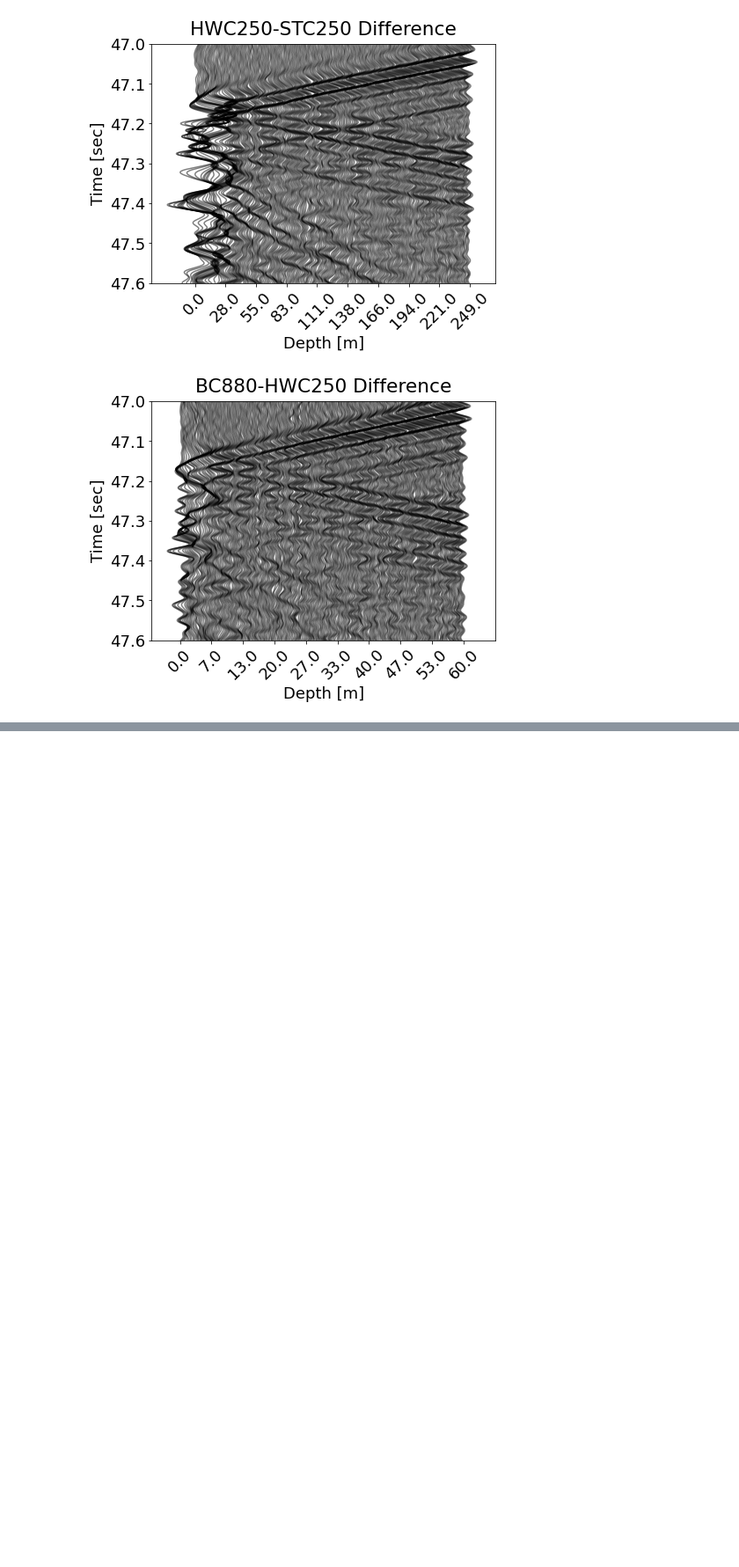
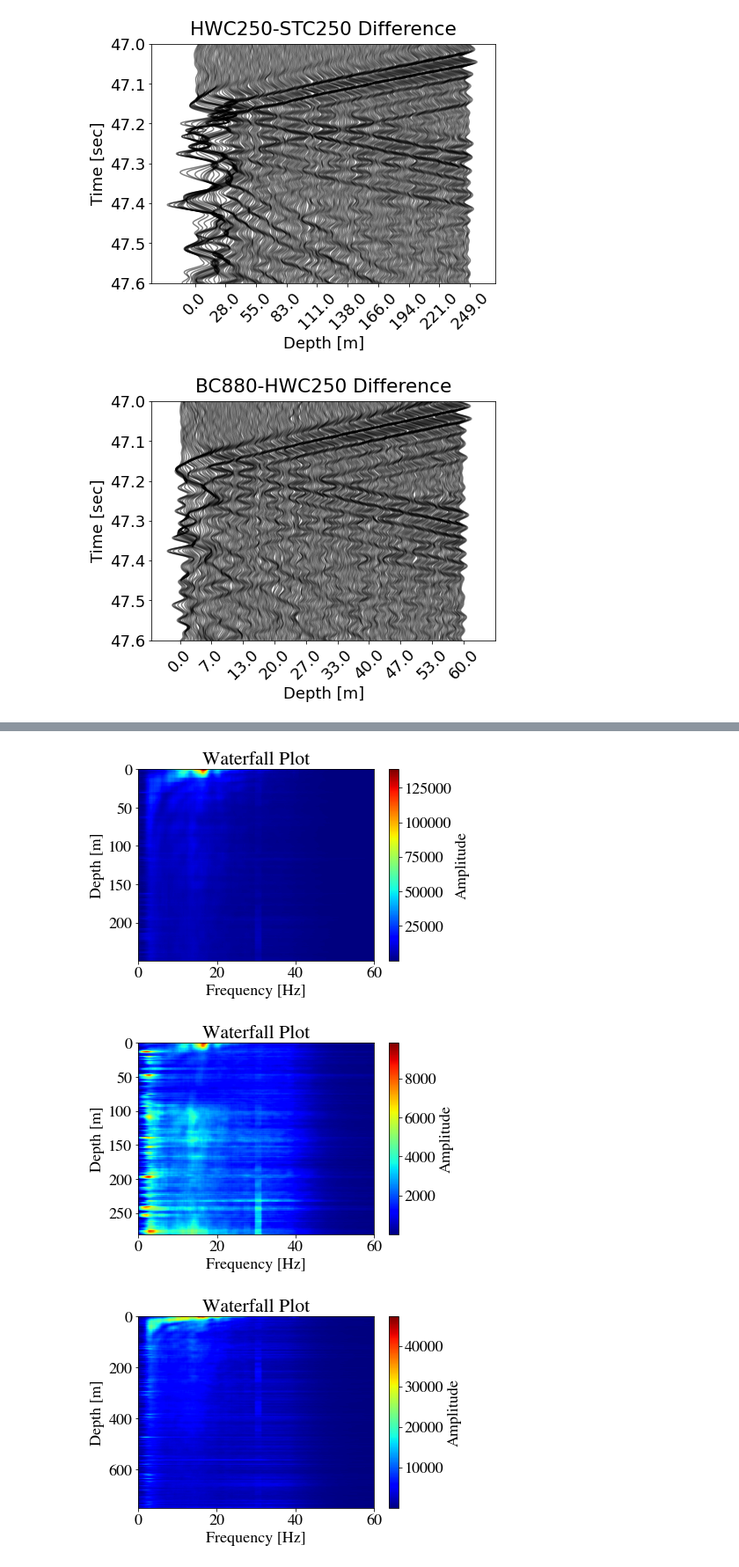
Before and after one commit to yohanesnuwara/DASLab, a Jupyter notebook: notebooks/DASCompare.ipynb, the cells around one changed output, grey strips where cells are left out. Shown at 88% size. Saved outputs shown, nothing was run; the diff lists cells and outputs as text; code cells hidden in the pictures; blank space fills up the shorter version.

```diff
--- a/notebooks/DASCompare.ipynb
+++ b/notebooks/DASCompare.ipynb
@@ -264,0 +228,35 @@ Spectral comparison with depth.
+# %%
+no_event = 3
+
+# Multi-channel data
+stc250 = stc[no_event-1,::]
+hwc250 = hwc[no_event-1,::]
+bc880 = bc[no_event-1,::]
+dz = 1.019
+
+das_list = [stc250, hwc250, bc880]
+
+for das in das_list:
+  nt,nz = das.shape # nt: time samples, nz: number of channels
+
+  z = np.arange(0, nz*dz, dz)
+
+  frqAmps = []
+  for trace in range(nz):
+    f, A = fftSpectrum(das[:,trace], fs=1/0.001, window=100, plot=False)
+    frqAmps.append(A)
+
+  frqs = np.array(f)
+  frqAmps = np.array(frqAmps)
+
+  # Waterfall plot of spectral magnitude with depth vs. frequency axis
+  plotWaterfall(frqs, z, frqAmps, xlim=(0,60), vmax=None, # 1.2e4
+                xlabel='Frequency [Hz]', ylabel='Depth [m]', clabel='Amplitude')
+  # plt.xlim(15,30)
+  # plt.ylim(250,0)
+  # plt.ylim(ymax=100)
+  plt.show()
+# %% [output]
+[figure, added]
+[figure, added]
+[figure, added]
```
Also changed, not shown: parts of 25 cells of this notebook.
